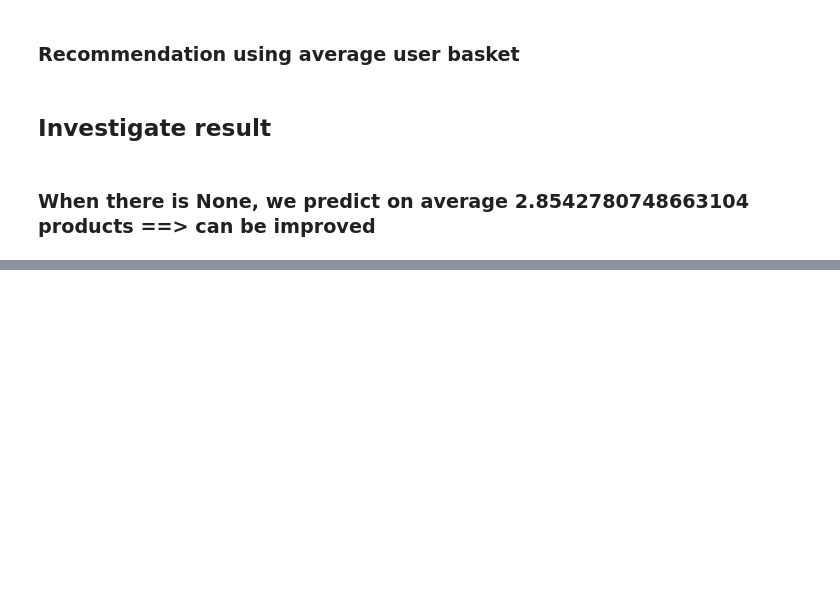
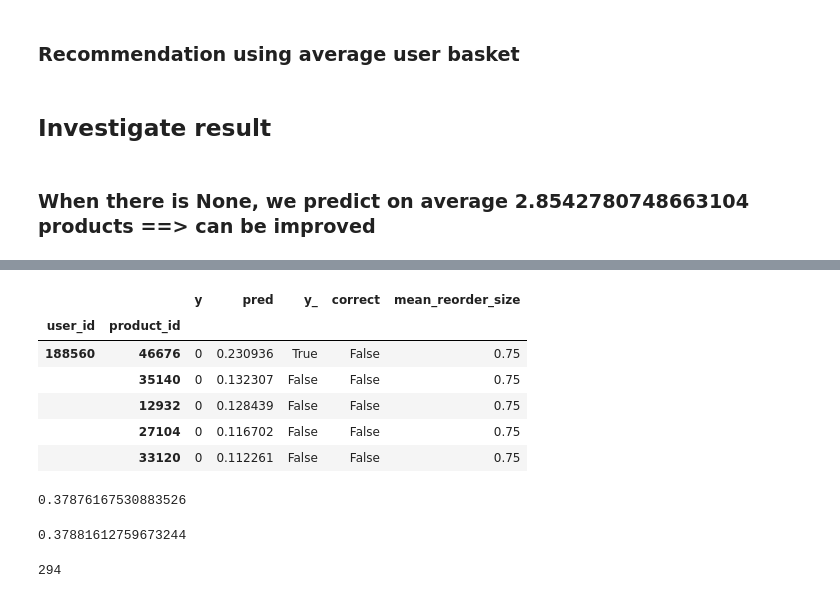
Before and after one commit to tcnguyen/instacart-kaggle, a Jupyter notebook: code/Model.ipynb, the cells around one changed output, grey strips where cells are left out. Drawn from its saved outputs; the diff is of its cells as text; code cells hidden in the pictures; blank space fills up the shorter version.

```diff
--- a/code/Model.ipynb
+++ b/code/Model.ipynb
@@ -482,0 +501,2 @@ print(result.f1.mean())
+# %%
+data_valid = data_valid.merge(result, on=['user_id'], how='left')
@@ -482,0 +531,4 @@ print(result.f1.mean())
+# %%
+valid_df.set_index(['user_id', 'product_id'], inplace = True)
+# %%
+data_valid.set_index(['user_id', 'product_id'], inplace = True)
@@ -483,2 +556,12 @@ print(result.f1.mean())
+# %%
+valid_df['mean_reorder_size'] = data_valid['user_reorder_rate']*data_valid['user_order_size_mean']
 # %%
-result.head()
+valid_df.head()
+# %% [output]
+|  |  | y | pred | y_ | correct | mean_reorder_size |
+| user_id | product_id |  |  |  |  |  |
+| 188560 | 46676 | 0 | 0.230936 | True | False | 0.75 |
+|  | 35140 | 0 | 0.132307 | False | False | 0.75 |
+|  | 12932 | 0 | 0.128439 | False | False | 0.75 |
+|  | 27104 | 0 | 0.116702 | False | False | 0.75 |
+|  | 33120 | 0 | 0.112261 | False | False | 0.75 |
@@ -500,0 +578,8 @@ data_valid[(data_valid.user_id == 188562) & (data_valid.product_id  == 43409)].T
+# %%
+compute_f1_bis(valid_df, 0.0, 0.05, 0.2)
+# %% [output]
+0.37876167530883526
+# %%
+compute_f1_bis(valid_df, 0.0001, 0.20)
+# %% [output]
+0.37881612759673244
@@ -500,0 +588,4 @@ data_valid[(data_valid.user_id == 188562) & (data_valid.product_id  == 43409)].T
+# %%
+gc.collect()
+# %% [output]
+294
```
Also changed, not shown: parts of 63 cells of this notebook, 2 other files.
